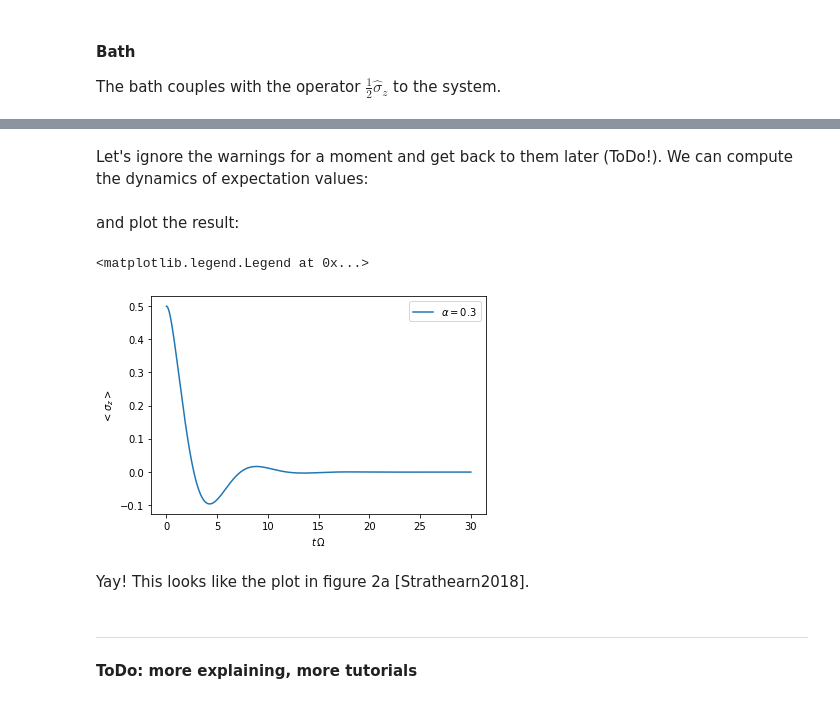
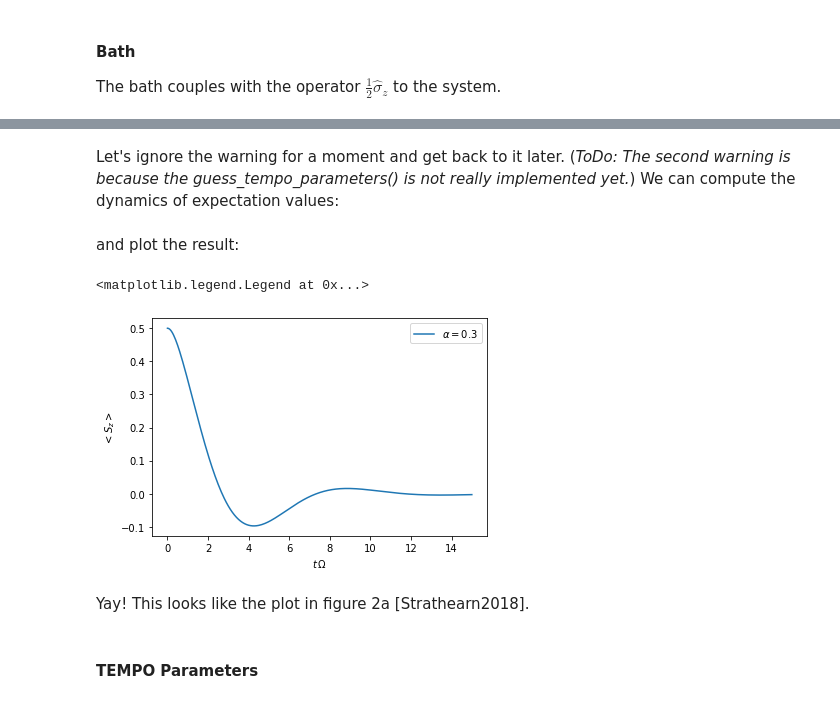
Before and after one commit to tempoCollaboration/OQuPy, a Jupyter notebook: tutorial.ipynb, the cells around one changed output, grey strips where cells are left out. Saved outputs shown, nothing was run; the diff lists cells and outputs as text; code cells hidden in the pictures.

Commit message:
Extend the main tutorial with TempoParameters

```diff
--- a/tutorial.ipynb
+++ b/tutorial.ipynb
@@ -81,6 +81,6 @@ dynamics_A_1 = tempo.tempo_compute(system=system_A,
                                    bath=bath_A,
                                    initial_state=tempo.operators.spin_dm("up"),
                                    start_time=0.0,
-                                   end_time=30.0,
+                                   end_time=15.0,
                                    tollerance=10**(-5))
 # %% [output]
@@ -90,5 +90,5 @@ Elapsed time: 21.1s
 # %% [markdown]
-Let's ignore the warnings for a moment and get back to them later (ToDo!). We can compute the dynamics of expectation values:
+Let's ignore the warning for a moment and get back to it later. (*ToDo: The second warning is because the guess_tempo_parameters() is not really implemented yet.*) We can compute the dynamics of expectation values:
 # %%
 t_A_1, z_A_1 = dynamics_A_1.expectations(0.5*tempo.operators.sigma("z"), real=True)
 # %% [markdown]
@@ -96,13 +96,12 @@ and plot the result:
 # %%
 plt.plot(t_A_1, z_A_1, label=r'$\alpha=0.3$')
 plt.xlabel(r'$t\,\Omega$')
-plt.ylabel(r'$<\sigma_z>$')
+plt.ylabel(r'$<S_z>$')
 plt.legend()
 # %% [output]
 <matplotlib.legend.Legend at 0x...>
-[figure, old version]
+[figure, new version]
 # %% [markdown]
 Yay! This looks like the plot in figure 2a [Strathearn2018].
-# %% [markdown]
--------------------------------------------------------
-**ToDo: more explaining, more tutorials**
+# %% [markdown]
+#### TEMPO Parameters
```
Also changed, not shown: parts of 22 cells of this notebook.
